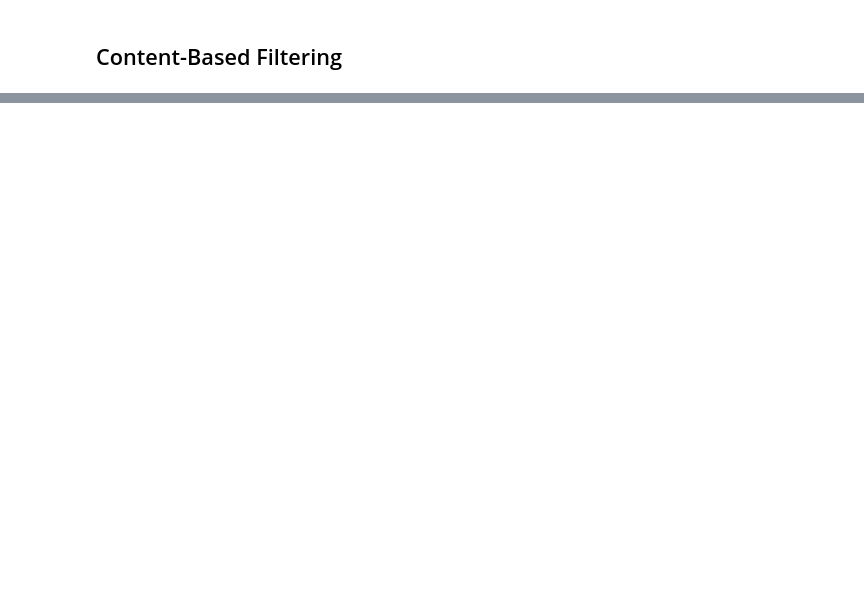
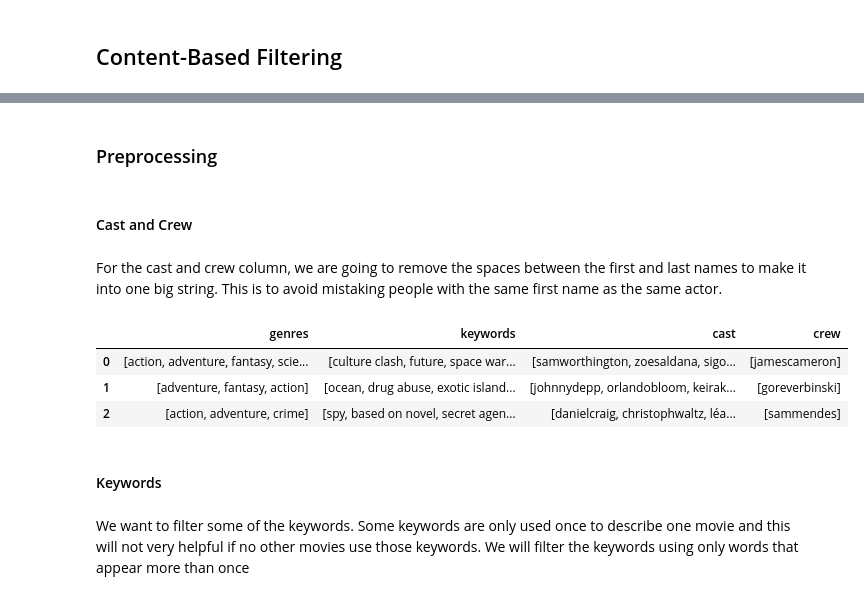
Before and after one commit to zhikaichen99/RecommenderSystems, a Jupyter notebook: Content-Based-Filtering.ipynb, the cells around one changed output, grey strips where cells are left out. Saved outputs shown, nothing was run; the diff lists cells and outputs as text; code cells hidden in the pictures; blank space fills up the shorter version.

```diff
--- a/Content-Based-Filtering.ipynb
+++ b/Content-Based-Filtering.ipynb
@@ -274,0 +503,22 @@ cosine_score = linear_kernel(overview_matrix, overview_matrix)
+# %% [markdown]
+### Preprocessing
+# %% [markdown]
+#### Cast and Crew
+# %% [markdown]
+For the cast and crew column, we are going to remove the spaces between the first and last names to make it into one big string. This is to avoid mistaking people with the same first name as the same actor.
+# %%
+# For the cast and crew columns
+df['cast'] = df['cast'].apply(lambda x: [str.lower(i.replace(" ","")) for i in x])
+df['crew'] = df['crew'].apply(lambda x: [str.lower(i.replace(" ","")) for i in x])
+df['genres'] = df['genres'].apply(lambda x: [str.lower(i.replace(" ", "")) for i in x])
+
+df[['genres', 'keywords', 'cast', 'crew']].head(3)
+# %% [output]
+|  | genres | keywords | cast | crew |
+| 0 | [action, adventure, fantasy, scie... | [culture clash, future, space war... | [samworthington, zoesaldana, sigo... | [jamescameron] |
+| 1 | [adventure, fantasy, action] | [ocean, drug abuse, exotic island... | [johnnydepp, orlandobloom, keirak... | [goreverbinski] |
+| 2 | [action, adventure, crime] | [spy, based on novel, secret agen... | [danielcraig, christophwaltz, léa... | [sammendes] |
+# %% [markdown]
+#### Keywords
+# %% [markdown]
+We want to filter some of the keywords. Some keywords are only used once to describe one movie and this will not very helpful if no other movies use those keywords. We will filter the keywords using only words that appear more than once
```
Also changed, not shown: parts of 118 cells of this notebook.
